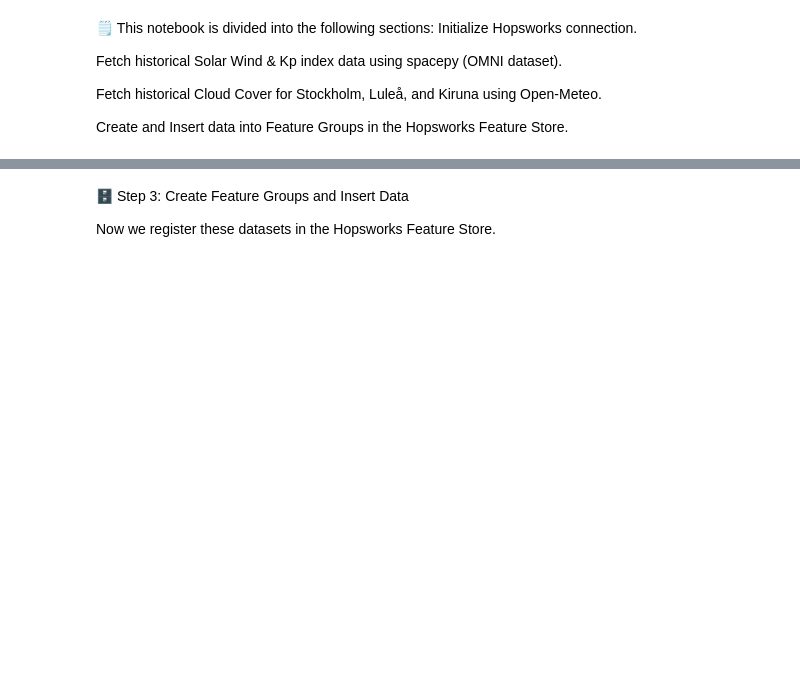
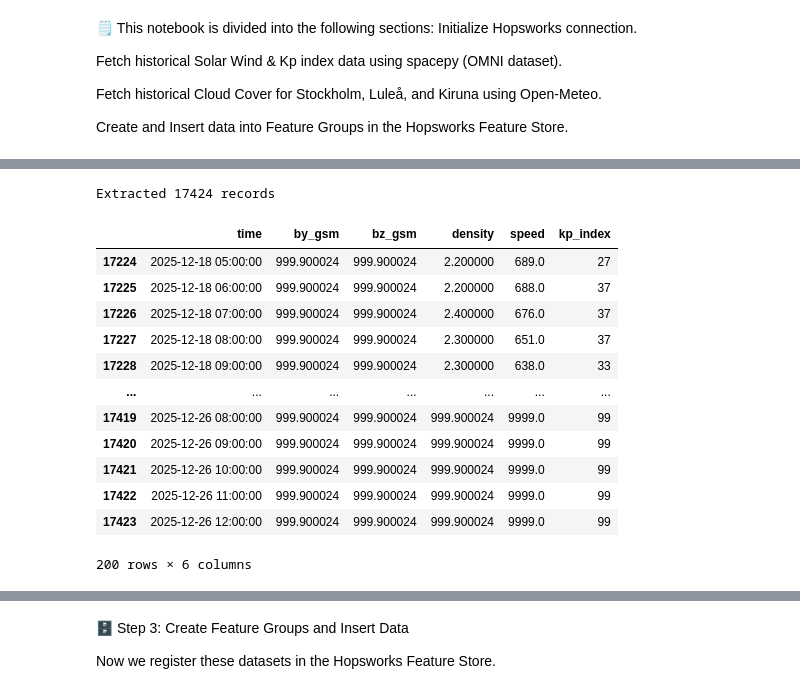
Before and after one commit to AlessandroBertelli/ID2223_Project, a Jupyter notebook: 1_aurora_feature_backfill.ipynb, the cells around one changed output, grey strips where cells are left out. Saved outputs shown, nothing was run; the diff lists cells and outputs as text; code cells hidden in the pictures; blank space fills up the shorter version.

Commit message:
Solar data fetching

```diff
--- a/1_aurora_feature_backfill.ipynb
+++ b/1_aurora_feature_backfill.ipynb
@@ -65,0 +233,28 @@ solar_wind_df.head()
+# %%
+# Extract needed information into a pd frame
+mart_ellah = pd.DataFrame({
+    'time': data['Epoch'],
+    'by_gsm': data['BY_GSM1800'],
+    'bz_gsm': data['BZ_GSM1800'],
+    'density': data['N1800'],
+    'speed': data['V1800'],
+    'kp_index': data['KP1800']
+})
+
+print(f"Extracted {len(mart_ellah)} records")
+mart_ellah.tail(200)
+# %% [output]
+Extracted 17424 records
+|  | time | by_gsm | bz_gsm | density | speed | kp_index |
+| 17224 | 2025-12-18 05:00:00 | 999.900024 | 999.900024 | 2.200000 | 689.0 | 27 |
+| 17225 | 2025-12-18 06:00:00 | 999.900024 | 999.900024 | 2.200000 | 688.0 | 37 |
+| 17226 | 2025-12-18 07:00:00 | 999.900024 | 999.900024 | 2.400000 | 676.0 | 37 |
+| 17227 | 2025-12-18 08:00:00 | 999.900024 | 999.900024 | 2.300000 | 651.0 | 37 |
+| 17228 | 2025-12-18 09:00:00 | 999.900024 | 999.900024 | 2.300000 | 638.0 | 33 |
+| ... | ... | ... | ... | ... | ... | ... |
+| 17419 | 2025-12-26 08:00:00 | 999.900024 | 999.900024 | 999.900024 | 9999.0 | 99 |
+| 17420 | 2025-12-26 09:00:00 | 999.900024 | 999.900024 | 999.900024 | 9999.0 | 99 |
+| 17421 | 2025-12-26 10:00:00 | 999.900024 | 999.900024 | 999.900024 | 9999.0 | 99 |
+| 17422 | 2025-12-26 11:00:00 | 999.900024 | 999.900024 | 999.900024 | 9999.0 | 99 |
+| 17423 | 2025-12-26 12:00:00 | 999.900024 | 999.900024 | 999.900024 | 9999.0 | 99 |
+200 rows × 6 columns
```
Also changed, not shown: parts of 15 cells of this notebook, 2 other files.
